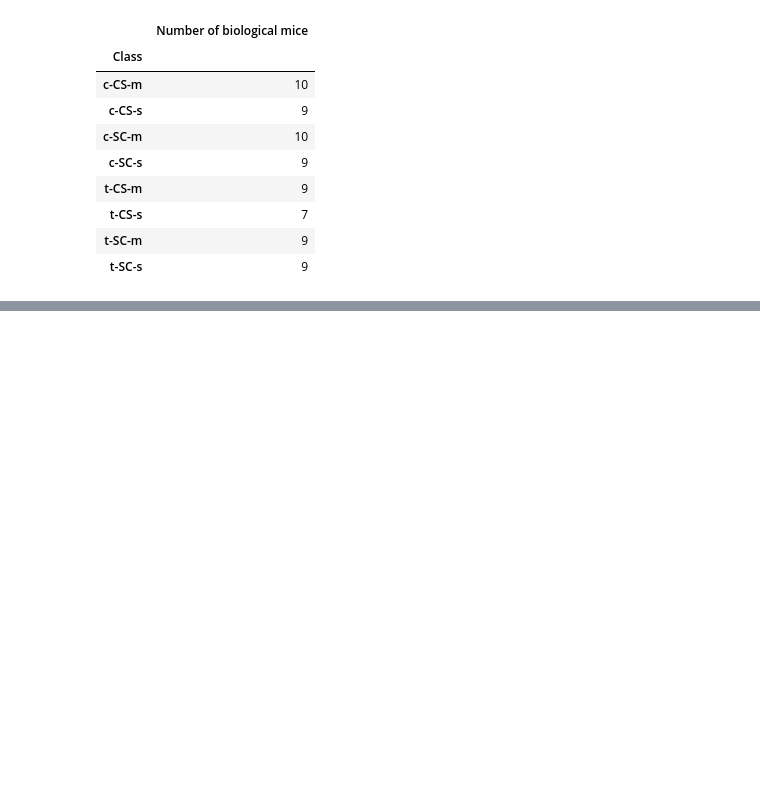
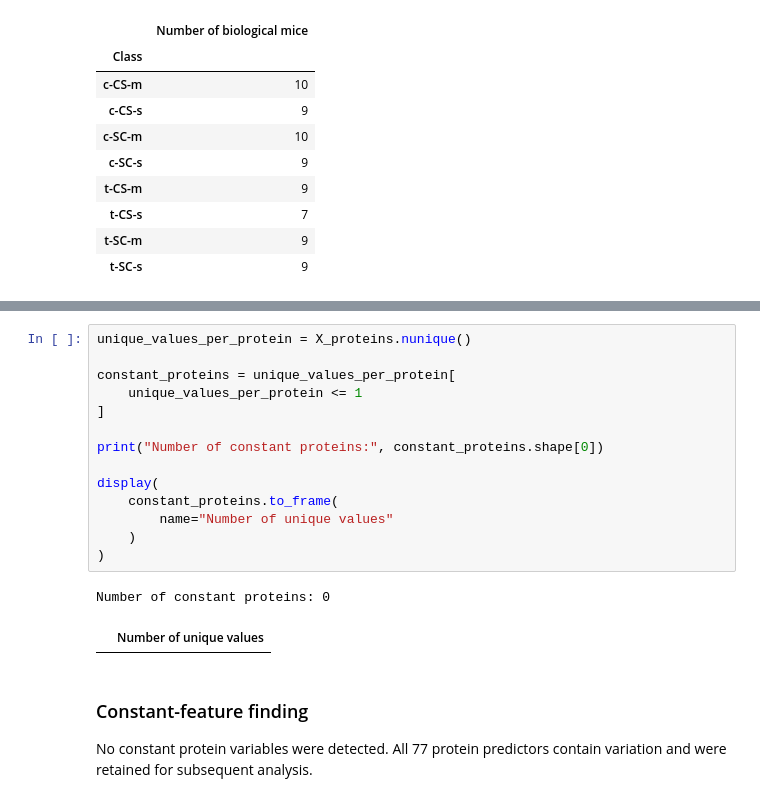
Before and after one commit to M00un/mouse-protein-ml, a Jupyter notebook: notebooks/01_data_audit.ipynb, the cells around one changed output, grey strips where cells are left out. Cells and saved outputs as stored; diff of their text form; blank space fills up the shorter version.

```diff
--- a/notebooks/01_data_audit.ipynb
+++ b/notebooks/01_data_audit.ipynb
@@ -450,0 +490,21 @@ display(
+# %%
+unique_values_per_protein = X_proteins.nunique()
+
+constant_proteins = unique_values_per_protein[
+    unique_values_per_protein <= 1
+]
+
+print("Number of constant proteins:", constant_proteins.shape[0])
+
+display(
+    constant_proteins.to_frame(
+        name="Number of unique values"
+    )
+)
+# %% [output]
+Number of constant proteins: 0
+|  | Number of unique values |
+# %% [markdown]
+### Constant-feature finding
+
+No constant protein variables were detected. All 77 protein predictors contain variation and were retained for subsequent analysis.
```
Also changed, not shown: parts of 7 cells of this notebook.
